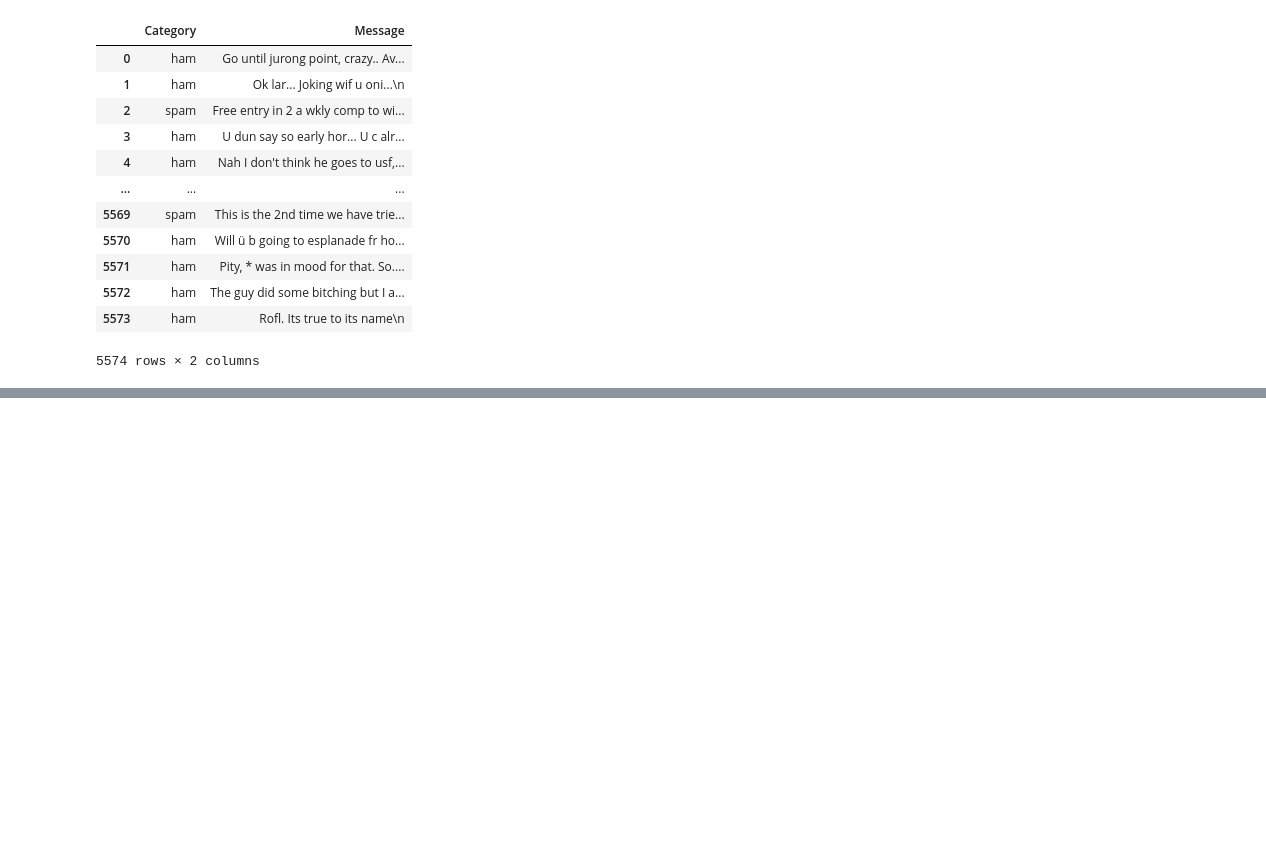
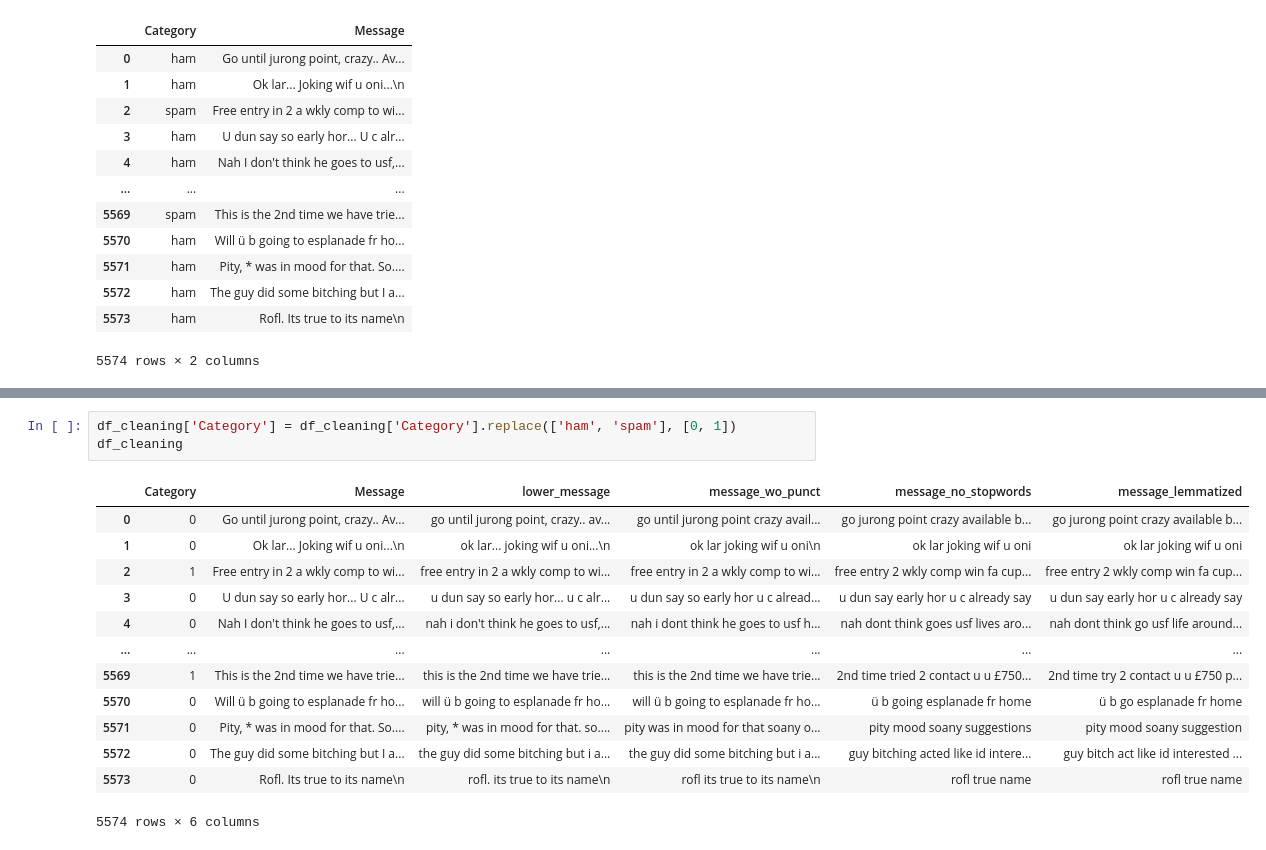
Before and after one commit to mgulbin13/dsc-project-3, a Jupyter notebook: eda.ipynb, the cells around one changed output, grey strips where cells are left out. Cells and saved outputs as stored; diff of their text form; blank space fills up the shorter version.

```diff
--- a/eda.ipynb
+++ b/eda.ipynb
@@ -29,0 +139,17 @@ df
+# %%
+df_cleaning['Category'] = df_cleaning['Category'].replace(['ham', 'spam'], [0, 1])
+df_cleaning
+# %% [output]
+|  | Category | Message | lower_message | message_wo_punct | message_no_stopwords | message_lemmatized |
+| 0 | 0 | Go until jurong point, crazy.. Av... | go until jurong point, crazy.. av... | go until jurong point crazy avail... | go jurong point crazy available b... | go jurong point crazy available b... |
+| 1 | 0 | Ok lar... Joking wif u oni...\n | ok lar... joking wif u oni...\n | ok lar joking wif u oni\n | ok lar joking wif u oni | ok lar joking wif u oni |
+| 2 | 1 | Free entry in 2 a wkly comp to wi... | free entry in 2 a wkly comp to wi... | free entry in 2 a wkly comp to wi... | free entry 2 wkly comp win fa cup... | free entry 2 wkly comp win fa cup... |
+| 3 | 0 | U dun say so early hor... U c alr... | u dun say so early hor... u c alr... | u dun say so early hor u c alread... | u dun say early hor u c already say | u dun say early hor u c already say |
+| 4 | 0 | Nah I don't think he goes to usf,... | nah i don't think he goes to usf,... | nah i dont think he goes to usf h... | nah dont think goes usf lives aro... | nah dont think go usf life around... |
+| ... | ... | ... | ... | ... | ... | ... |
+| 5569 | 1 | This is the 2nd time we have trie... | this is the 2nd time we have trie... | this is the 2nd time we have trie... | 2nd time tried 2 contact u u £750... | 2nd time try 2 contact u u £750 p... |
+| 5570 | 0 | Will ü b going to esplanade fr ho... | will ü b going to esplanade fr ho... | will ü b going to esplanade fr ho... | ü b going esplanade fr home | ü b go esplanade fr home |
+| 5571 | 0 | Pity, * was in mood for that. So.... | pity, * was in mood for that. so.... | pity was in mood for that soany o... | pity mood soany suggestions | pity mood soany suggestion |
+| 5572 | 0 | The guy did some bitching but I a... | the guy did some bitching but i a... | the guy did some bitching but i a... | guy bitching acted like id intere... | guy bitch act like id interested ... |
+| 5573 | 0 | Rofl. Its true to its name\n | rofl. its true to its name\n | rofl its true to its name\n | rofl true name | rofl true name |
+5574 rows × 6 columns
```
Also changed, not shown: parts of 12 cells of this notebook, 1 other file.
